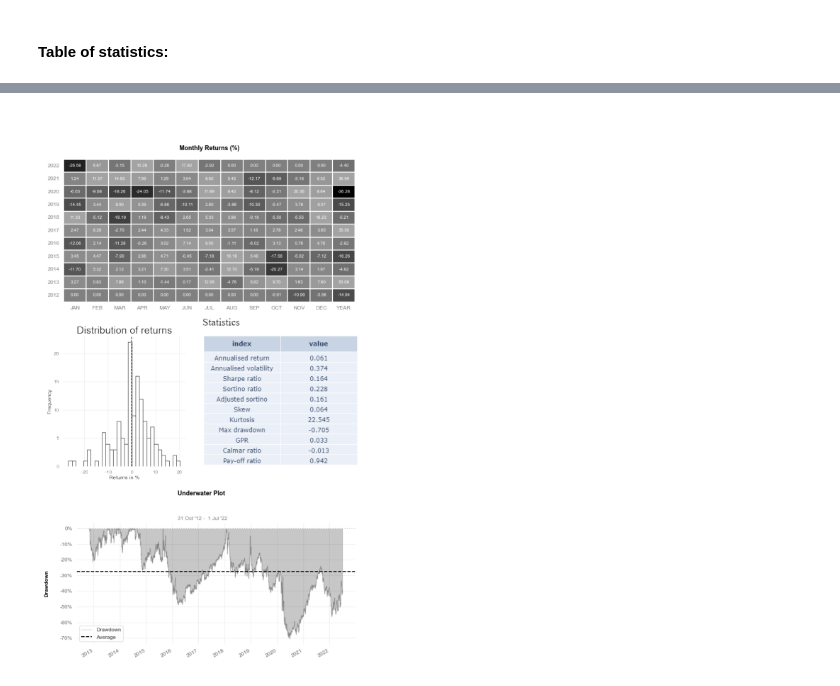
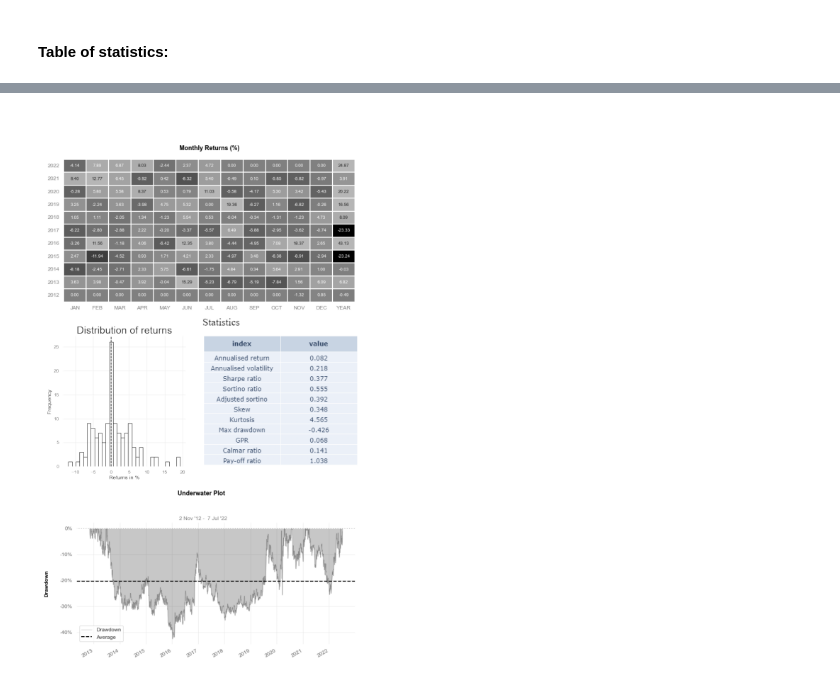
Before and after one commit to zazzooo/MATS, a Jupyter notebook: notebooks/report.ipynb, the cells around one changed output, grey strips where cells are left out. Cells and saved outputs as stored; diff of their text form; code cells hidden in the pictures.

Commit message:
added figures

```diff
--- a/notebooks/report.ipynb
+++ b/notebooks/report.ipynb
@@ -24,13 +24,19 @@ import html_evaluation_portfolio as hep
 import volatility_estimator as ve
 # %% [markdown]
 ## Importing and processing data
+# %%
+#parameters
+short = 20
+long = 80
+list_securities = ['GLD', 'TLT']
+debug_xl = False
 # %%
-#main
-
-list_securities = ['SSO', 'TLT']
-
-data = hep.create_dataframe_polygon(list_securities)
-unique_name = 'singal_strategy'
+#compute unique names
+title = ''
+unique_name = 'MATS'
 for i in list_securities:
         unique_name += '_' + i
+        title += i + ' '
+title += 'short '+ str(short) + ' long '+ str(long)
+unique_name = unique_name + '_short_' + str(short) + '_long_'+ str(long)
 # %%
@@ -311,6 +302,5 @@ fig
 # %%
 fig = plt.figure(figsize=(8, 13.55))
-title = 'mean_reverse_strategy_SSO_TLT'
 gs = gridspec.GridSpec(3, 2, wspace=0.0, hspace=0.0)
 ax1 = plt.subplot(gs[0, :])
 fig_table = plt.imread('../img/temp/table_montly_returns' + unique_name + '.png')
@@ -321,31 +311,31 @@ ax1.set_yticklabels([])
 ax1.grid(False)
 
 ax2 = plt.subplot(gs[1,:1])
 fig_distribiution = plt.imread('../img/temp/distribution_returns' + unique_name + '.png')
 ax2.imshow(fig_distribiution)
 ax2.set_aspect('equal')
 ax2.set_xticklabels([])
 ax2.set_yticklabels([])
 ax2.grid(False)
 
 ax3 = plt.subplot(gs[1, 1:])
 fig_stats = plt.imread('../img/temp/statistics_all_weather' + unique_name + '.png')
 ax3.imshow(fig_stats)
 ax3.set_aspect('equal')
 ax3.set_xticklabels([])
 ax3.set_yticklabels([])
 ax3.grid(False)
 
 ax4 = plt.subplot(gs[-1,:])
 fig_underwater = plt.imread('../img/temp/under_water_plot' + unique_name + '.png')
 ax4.imshow(fig_underwater)
 ax4.set_aspect('equal')
 ax4.set_xticklabels([])
 ax4.set_yticklabels([])
 ax4.grid(False)
 
 fig.suptitle(title, fontsize=25, y = 0.92, color = 'w') #add the correct leverage
 
 plt.savefig('../reports/report_' + unique_name + '.png', dpi = 1200)
 # %% [output]
-[figure, old version]
+[figure, new version]
```
Also changed, not shown: parts of 9 cells of this notebook, 38 other files.
